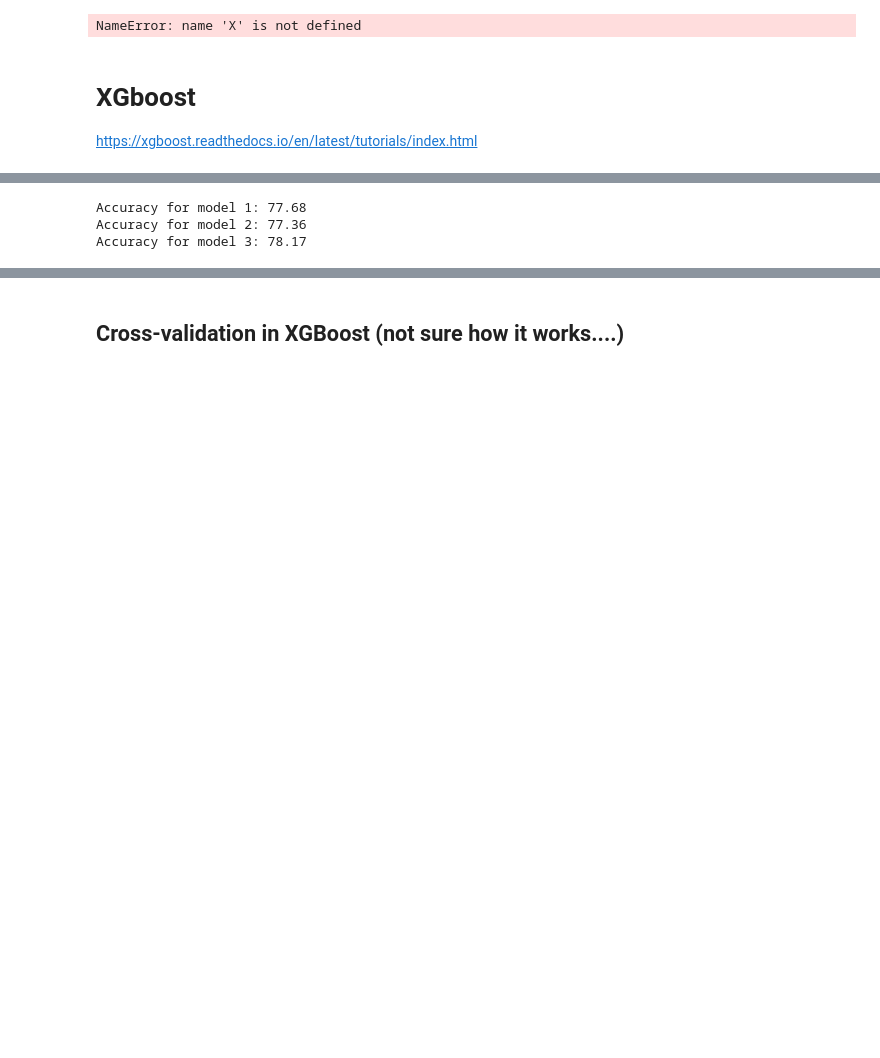
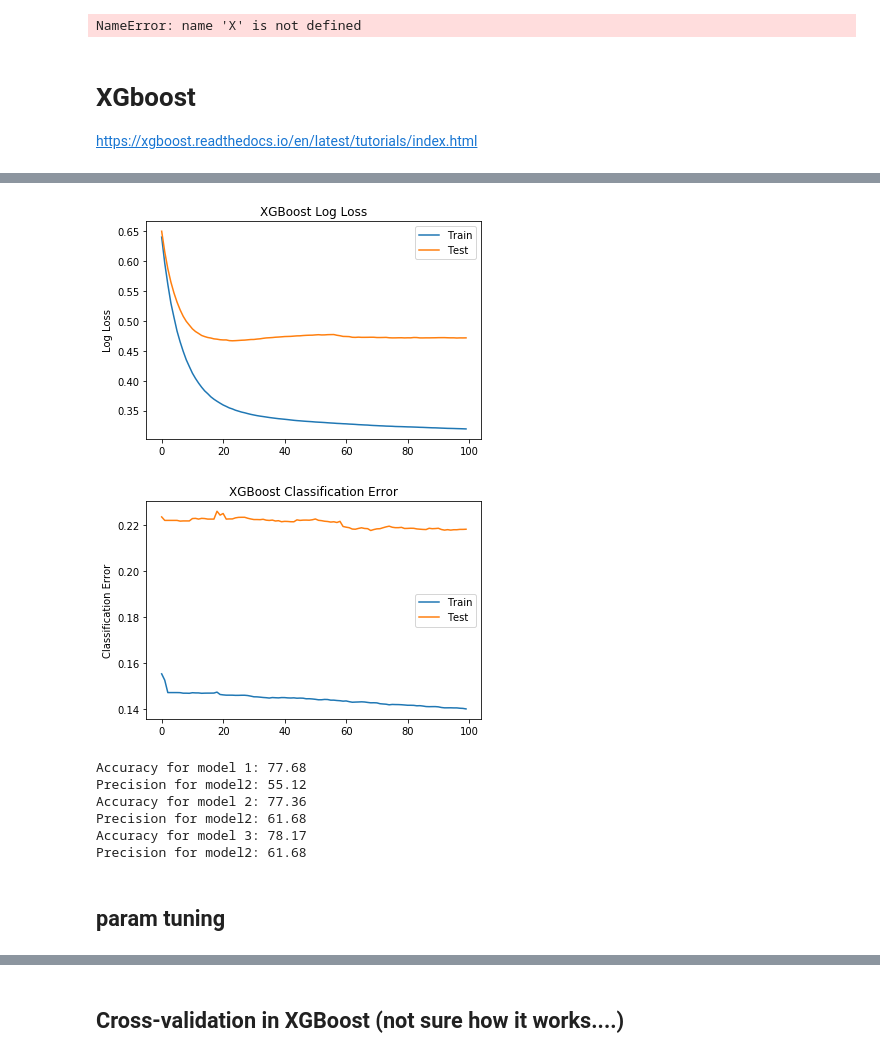
Before and after one commit to luwu29/IAA_profiles, a Jupyter notebook: ML_project.ipynb, the cells around one changed output, grey strips where cells are left out. Drawn from its saved outputs; the diff is of its cells as text; code cells hidden in the pictures; blank space fills up the shorter version.

```diff
--- a/ML_project.ipynb
+++ b/ML_project.ipynb
@@ -295,7 +295,7 @@ valid_target1=labels_valid.iloc[:,0]
 valid_target2=labels_valid.iloc[:,1]
 # %%
 model1 = xgb.XGBClassifier()
-model2 = xgb.XGBClassifier(n_estimators=10, max_depth=4, learning_rate=0.1, subsample=0.8)
+# model2 = xgb.XGBClassifier(n_estimators=100, max_depth=4, learning_rate=0.1, subsample=0.8)
 
-train_model1 = model1.fit(train, target1)
-train_model2 = model2.fit(train, target1)  # should I used scaled_train here?
+train_model1 = model1.fit(scaled_train, target1)
+# train_model2 = model2.fit(train, target1, early_stopping_rounds=10)  # should I used scaled_train here?
@@ -302,2 +303,0 @@ train_model2 = model2.fit(train, target1)  # should I used scaled_train here?
-# %%
-train_model3=model1.fit(scaled_train, target1)
@@ -303,0 +306,6 @@ train_model3=model1.fit(scaled_train, target1)
+# %%
+aeval_set = [(scaled_train,target1), (scaled_valid, valid_target1)]
+train_model3=model1.fit(scaled_train, target1, eval_metric=["error", "logloss"], eval_set=eval_set, verbose=True)
+# model.fit(X_train, y_train, eval_metric=["error", "logloss"], eval_set=eval_set, verbose=True)
+
+results =model1.evals_result()  #retrieve model details for plots
@@ -304,3 +330,30 @@ train_model3=model1.fit(scaled_train, target1)
+# %%
+# retrieve performance metrics
+results = train_model3.evals_result()
+epochs = len(results['validation_0']['error'])
+x_axis = range(0, epochs)
+# plot log loss
+fig, ax = pyplot.subplots()
+ax.plot(x_axis, results['validation_0']['logloss'], label='Train')
+ax.plot(x_axis, results['validation_1']['logloss'], label='Test')
+ax.legend()
+pyplot.ylabel('Log Loss')
+pyplot.title('XGBoost Log Loss')
+pyplot.show()
+# plot classification error
+fig, ax = pyplot.subplots()
+ax.plot(x_axis, results['validation_0']['error'], label='Train')
+ax.plot(x_axis, results['validation_1']['error'], label='Test')
+ax.legend()
+pyplot.ylabel('Classification Error')
+pyplot.title('XGBoost Classification Error')
+pyplot.show()
+
+# it looks like there is an opportunity to stop the learning early, perhaps somewhere around epoch 20.
+# a similar story for classification error, where error appears to go back up at around epoch 40.
+# %% [output]
+[figure, added]
+[figure, added]
 # %%
 #from sklearn.metrics import classification_report
 
@@ -309,12 +362,20 @@ pred2 = train_model2.predict(valid)
 # %%
 pred3 = train_model3.predict(scaled_valid)
 # %%
-from sklearn.metrics import accuracy_score
+# sklearn.metrics import accuracy_score
 
 print("Accuracy for model 1: %.2f" % (accuracy_score(valid_target1, pred1) * 100))
+print("Precision for model2: %.2f" % (precision_score(valid_target1, pred2) * 100))
 print("Accuracy for model 2: %.2f" % (accuracy_score(valid_target1, pred2) * 100))
+print("Precision for model2: %.2f" % (precision_score(valid_target1, pred3) * 100))
 print("Accuracy for model 3: %.2f" % (accuracy_score(valid_target1, pred3) * 100))
+print("Precision for model2: %.2f" % (precision_score(valid_target1, pred3) * 100))
 # %% [output]
 Accuracy for model 1: 77.68
+Precision for model2: 55.12
 Accuracy for model 2: 77.36
+Precision for model2: 61.68
 Accuracy for model 3: 78.17
+Precision for model2: 61.68
+# %% [markdown]
+## param tuning
```
Also changed, not shown: parts of 17 cells of this notebook.
